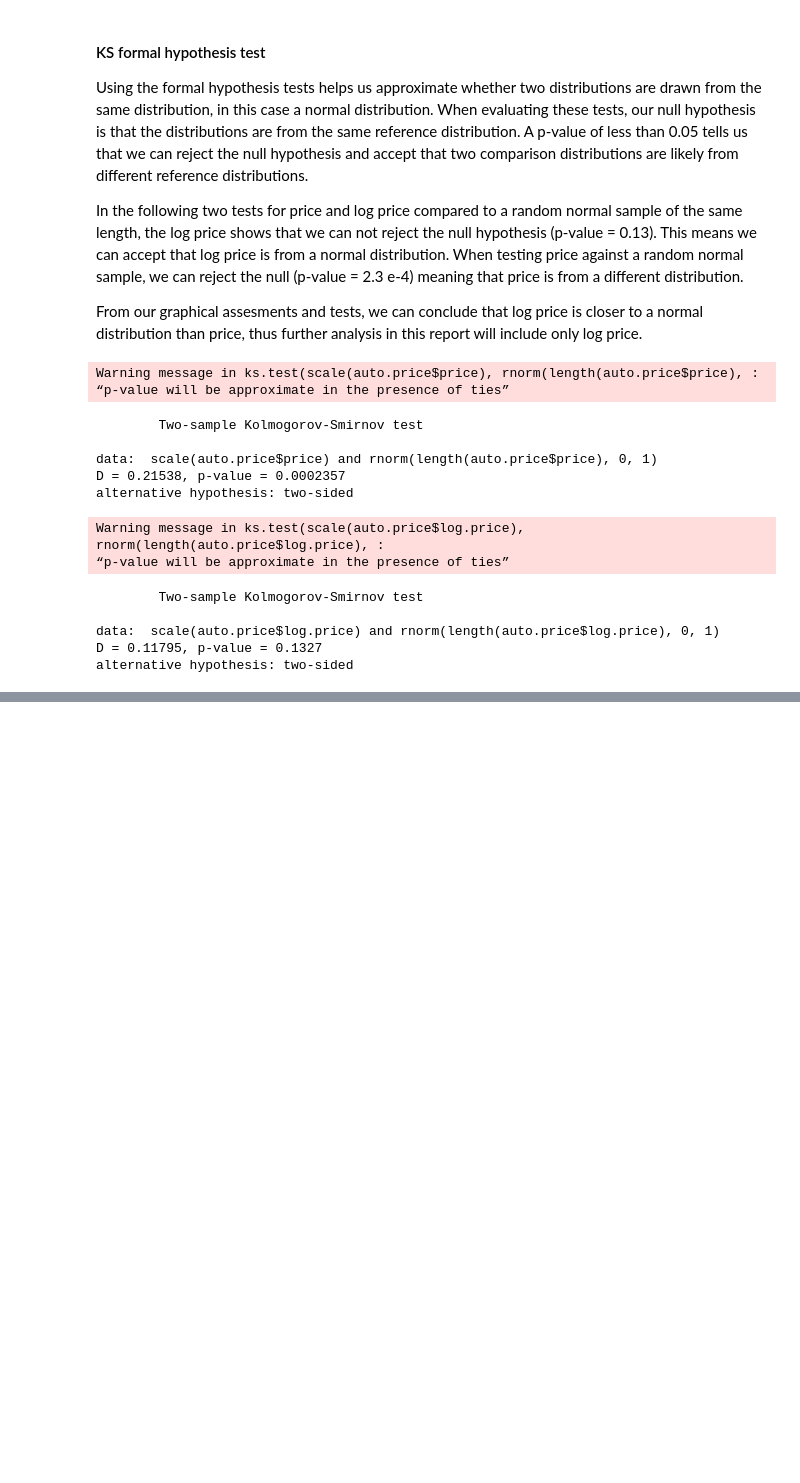
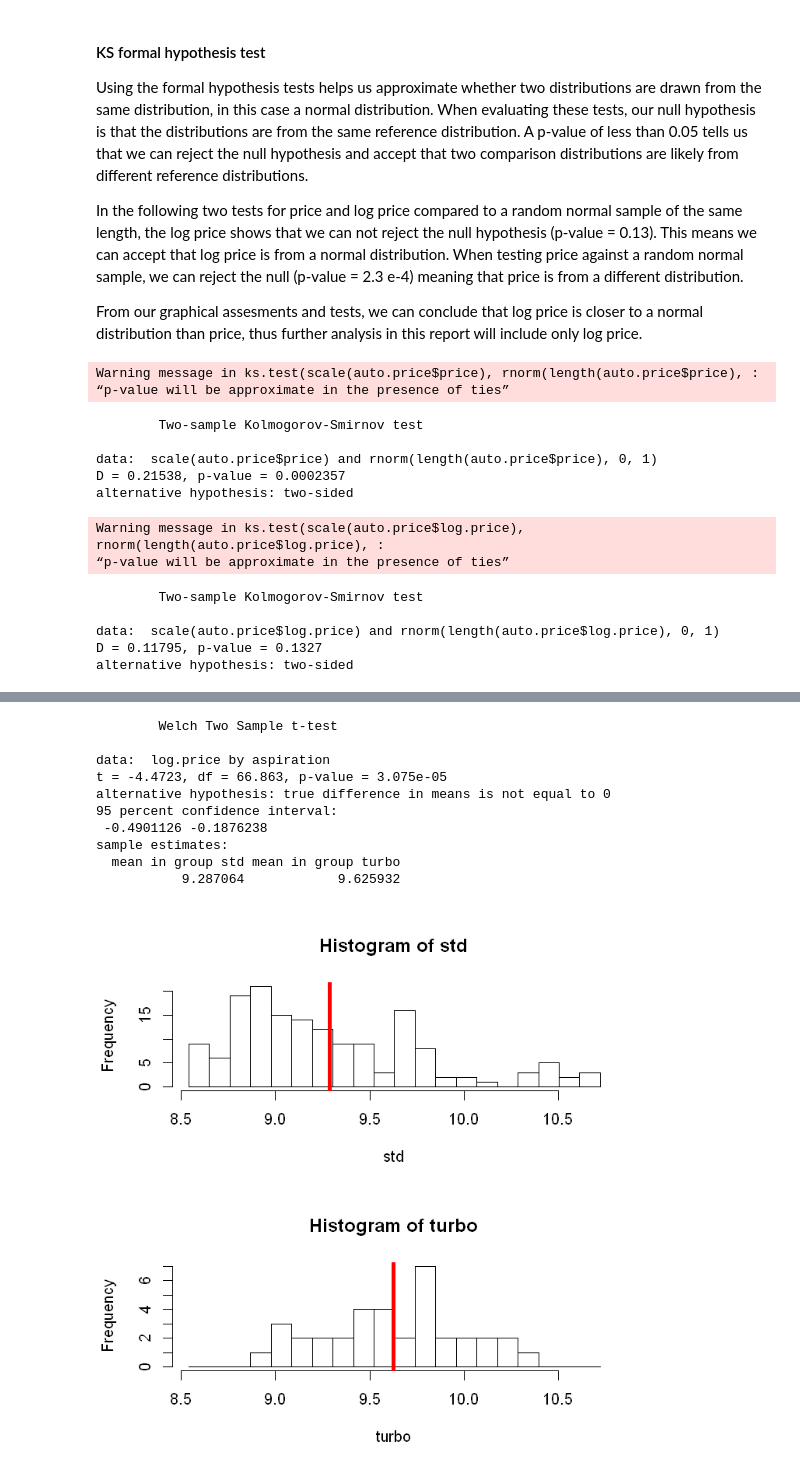
Before and after one commit to giomarc/DataAnalytics, a Jupyter notebook: HypothesisTesting_prices.ipynb, the cells around one changed output, grey strips where cells are left out. Drawn from its saved outputs; the diff is of its cells as text; code cells hidden in the pictures; blank space fills up the shorter version.

```diff
--- a/HypothesisTesting_prices.ipynb
+++ b/HypothesisTesting_prices.ipynb
@@ -198,0 +260,26 @@ alternative hypothesis: two-sided
+# %%
+# Helper functions
+# plot histograms showing means of two samples
+plot.t <- function(a, b, cols = c('pop_A', 'pop_B'), nbins = 20){
+  maxs = max(c(max(a), max(b)))
+  mins = min(c(min(a), min(b)))
+  breaks = seq(maxs, mins, length.out = (nbins + 1))
+  par(mfrow = c(2, 1))
+  hist(a, breaks = breaks, main = paste('Histogram of', cols[1]), xlab = cols[1])
+  abline(v = mean(a), lwd = 4, col = 'red')
+  hist(b, breaks = breaks, main = paste('Histogram of', cols[2]), xlab = cols[2])
+  abline(v = mean(b), lwd = 4, col = 'red')
+  par(mfrow = c(1, 1))
+}
+
+# plot power function against mean difference with known sample sizes of two samples.
+plot.power.mean <- function(n1 = 100, n2 =100, sig.level =0.05, max.mean = 0.5){
+  X <- seq(from = 0.0, to = max.mean, length.out = 100)
+  powers <- sapply(X, function(x)
+    pwr.t2n.test(n1 = n1, n2 = n2, d = x, sig.level = sig.level, power = NULL,
+               alternative = "two.sided")$power)
+
+  plot(X, powers, type = 'l', lwd = 2, col = 'red',
+       xlab = 'Mean Diff', ylab = 'Power',
+       main = 'Mean Diff vs. Power')
+}
@@ -198,0 +301,17 @@ alternative hypothesis: two-sided
+# %%
+t.test(log.price~aspiration, data = auto.price)
+plot.t(auto.price$log.price[auto.price$aspiration == "std"],
+       auto.price$log.price[auto.price$aspiration == "turbo"],
+       cols = c("std", "turbo"))
+# %% [output]
+        Welch Two Sample t-test
+
+data:  log.price by aspiration
+t = -4.4723, df = 66.863, p-value = 3.075e-05
+alternative hypothesis: true difference in means is not equal to 0
+95 percent confidence interval:
+ -0.4901126 -0.1876238
+sample estimates:
+  mean in group std mean in group turbo
+           9.287064            9.625932
+[figure, added]
```
Also changed, not shown: parts of 40 cells of this notebook.
